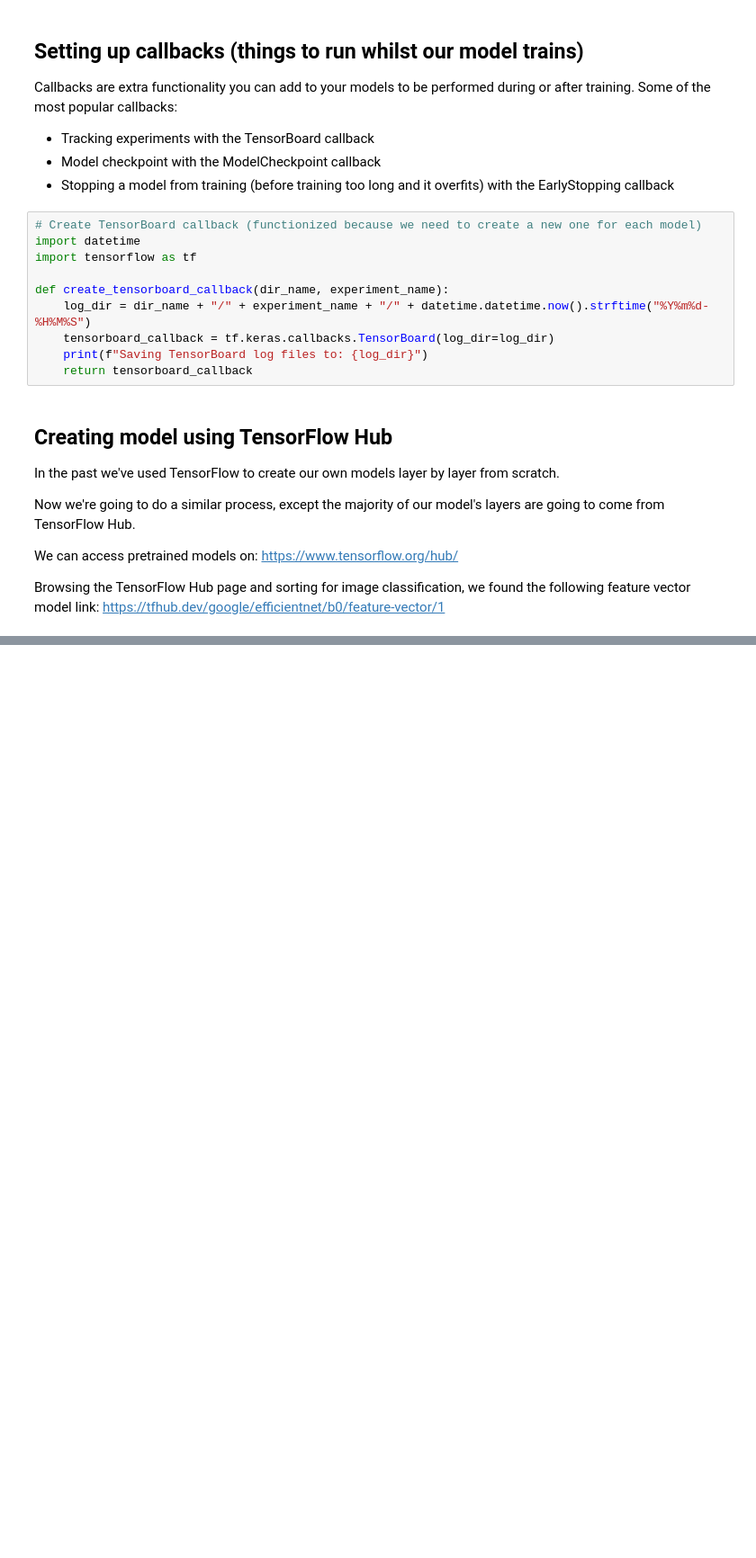
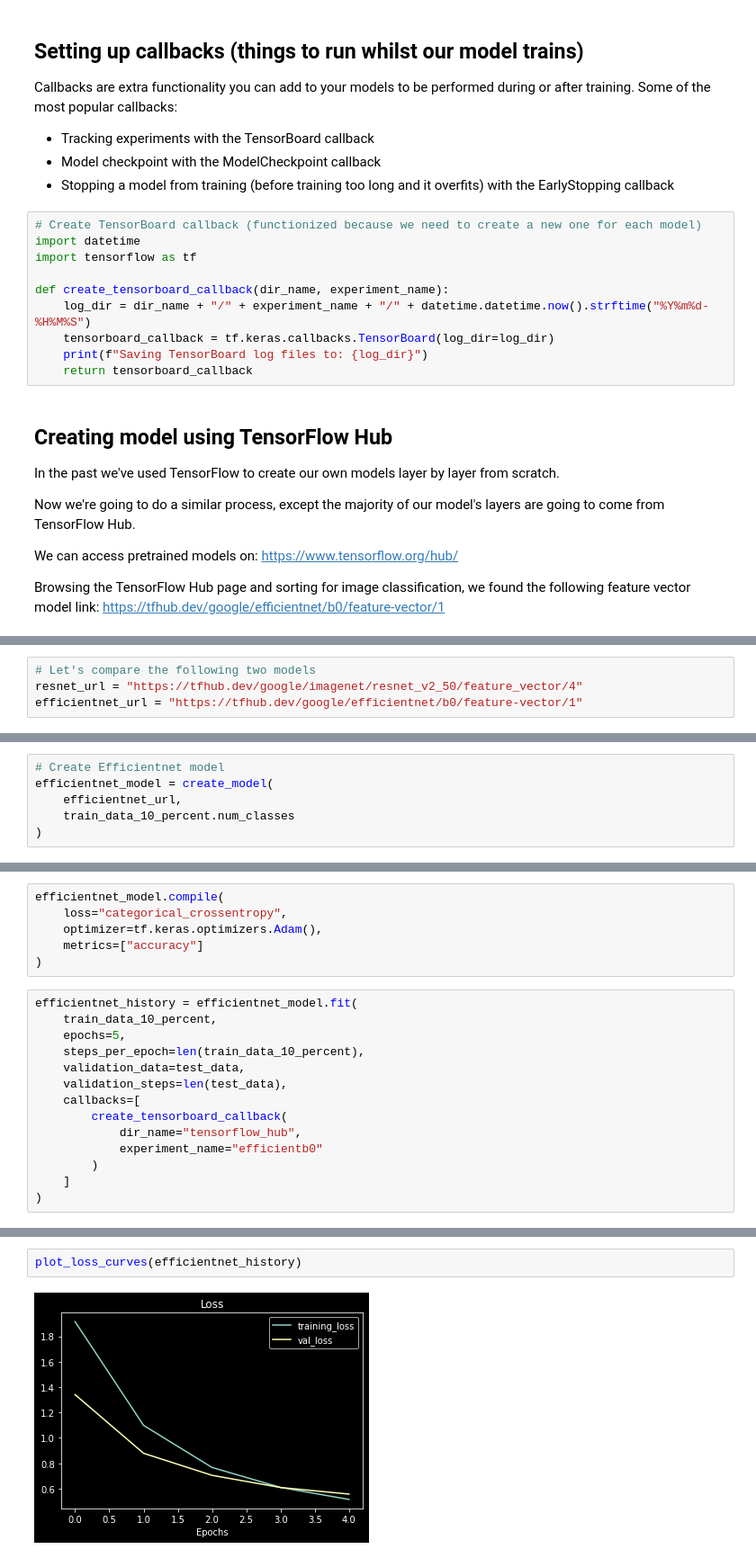
Before and after one commit to gvtsch/Udemy_TensorFlow_Certificate, a Jupyter notebook: 04_transfer_learning_with_tensorflow_part_1_feature_extraction.ipynb, the cells around one changed output, grey strips where cells are left out. Shown at 90% size. Cells and saved outputs as stored; diff of their text form; blank space fills up the shorter version.

```diff
--- a/04_transfer_learning_with_tensorflow_part_1_feature_extraction.ipynb
+++ b/04_transfer_learning_with_tensorflow_part_1_feature_extraction.ipynb
@@ -127,0 +130,4 @@ import tensorflow_hub as hub
+# %%
+# Let's compare the following two models
+resnet_url = "https://tfhub.dev/google/imagenet/resnet_v2_50/feature_vector/4"
+efficientnet_url = "https://tfhub.dev/google/efficientnet/b0/feature-vector/1"
@@ -127,0 +271,6 @@ import tensorflow_hub as hub
+# %%
+# Create Efficientnet model
+efficientnet_model = create_model(
+    efficientnet_url,
+    train_data_10_percent.num_classes
+)
@@ -127,0 +292,20 @@ import tensorflow_hub as hub
+# %%
+efficientnet_model.compile(
+    loss="categorical_crossentropy",
+    optimizer=tf.keras.optimizers.Adam(),
+    metrics=["accuracy"]
+)
+# %%
+efficientnet_history = efficientnet_model.fit(
+    train_data_10_percent,
+    epochs=5,
+    steps_per_epoch=len(train_data_10_percent),
+    validation_data=test_data,
+    validation_steps=len(test_data),
+    callbacks=[
+        create_tensorboard_callback(
+            dir_name="tensorflow_hub",
+            experiment_name="efficientb0"
+        )
+    ]
+)
@@ -127,0 +324,4 @@ import tensorflow_hub as hub
+# %%
+plot_loss_curves(efficientnet_history)
+# %% [output]
+[figure, added]
```
Also changed, not shown: parts of 17 cells of this notebook, 3 other files.
